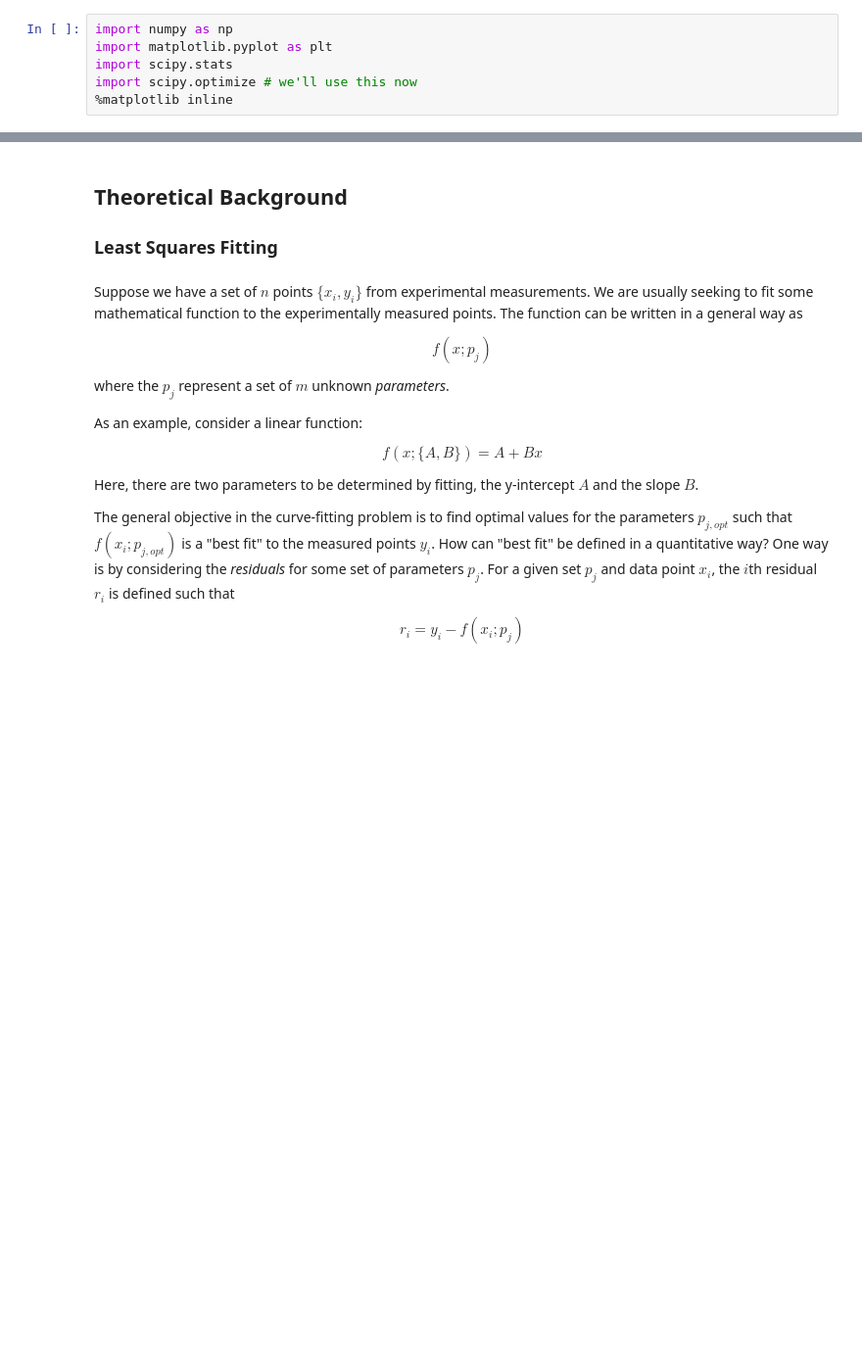
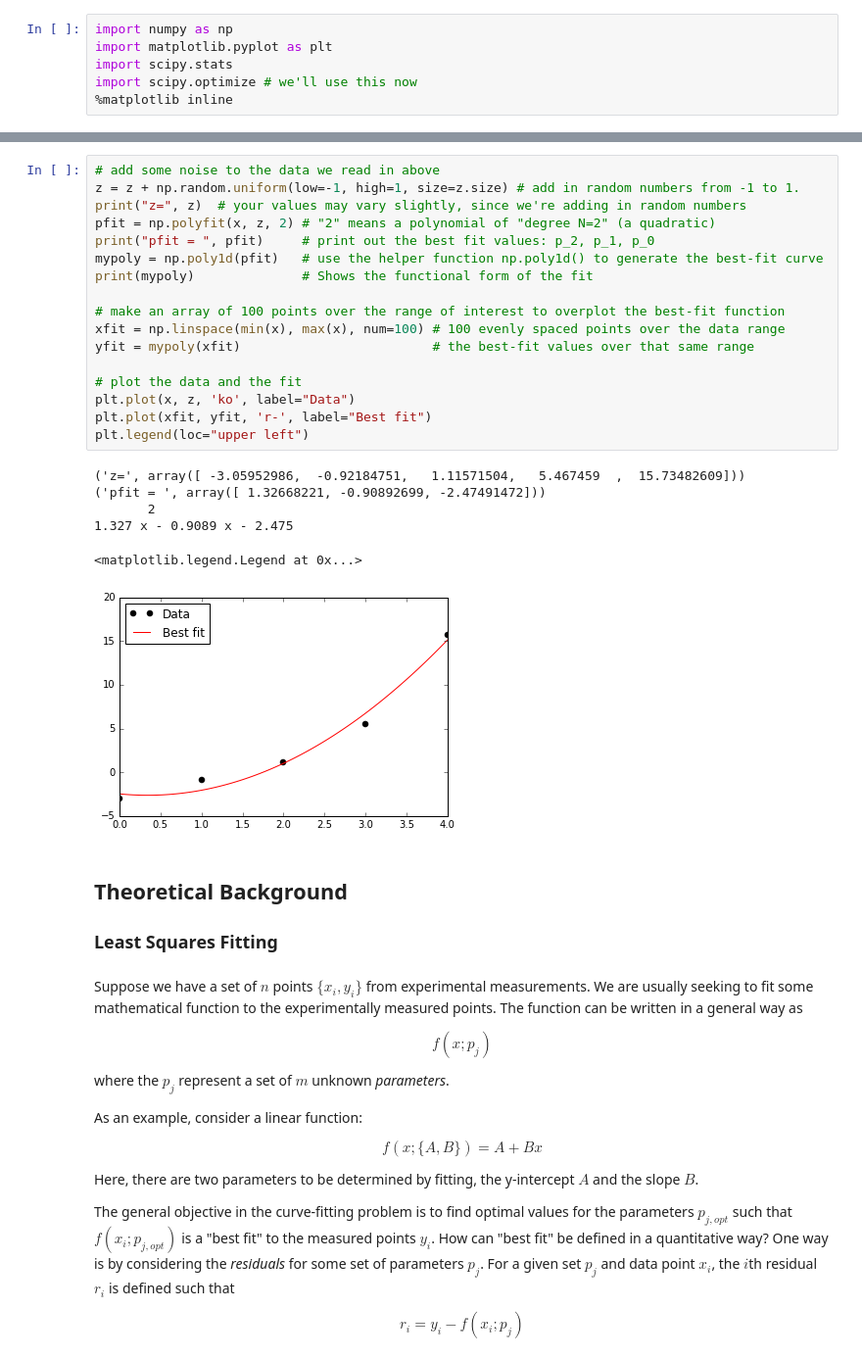
Before and after one commit to meridethfrey/Python-Tutorials, a Jupyter notebook: 03_Introduction_to_Curve_Fitting.ipynb, the cells around one changed output, grey strips where cells are left out. Shown: that part at 98% size. Saved outputs shown, nothing was run; the diff lists cells and outputs as text; blank space fills up the shorter version.

```diff
--- a/03_Introduction_to_Curve_Fitting.ipynb
+++ b/03_Introduction_to_Curve_Fitting.ipynb
@@ -25,3 +76,27 @@ import scipy.optimize # we'll use this now
+# %%
+# add some noise to the data we read in above
+z = z + np.random.uniform(low=-1, high=1, size=z.size) # add in random numbers from -1 to 1.
+print("z=", z)  # your values may vary slightly, since we're adding in random numbers
+pfit = np.polyfit(x, z, 2) # "2" means a polynomial of "degree N=2" (a quadratic)
+print("pfit = ", pfit)     # print out the best fit values: p_2, p_1, p_0
+mypoly = np.poly1d(pfit)   # use the helper function np.poly1d() to generate the best-fit curve
+print(mypoly)              # Shows the functional form of the fit
+
+# make an array of 100 points over the range of interest to overplot the best-fit function
+xfit = np.linspace(min(x), max(x), num=100) # 100 evenly spaced points over the data range
+yfit = mypoly(xfit)                         # the best-fit values over that same range
+
+# plot the data and the fit
+plt.plot(x, z, 'ko', label="Data")
+plt.plot(xfit, yfit, 'r-', label="Best fit")
+plt.legend(loc="upper left")
+# %% [output]
+('z=', array([ -3.05952986,  -0.92184751,   1.11571504,   5.467459  ,  15.73482609]))
+('pfit = ', array([ 1.32668221, -0.90892699, -2.47491472]))
+       2
+1.327 x - 0.9089 x - 2.475
+<matplotlib.legend.Legend at 0x...>
+[figure, added]
 # %% [markdown]
 ## Theoretical Background
 ### Least Squares Fitting
```
Also changed, not shown: parts of 5 cells of this notebook, 1 other file.
